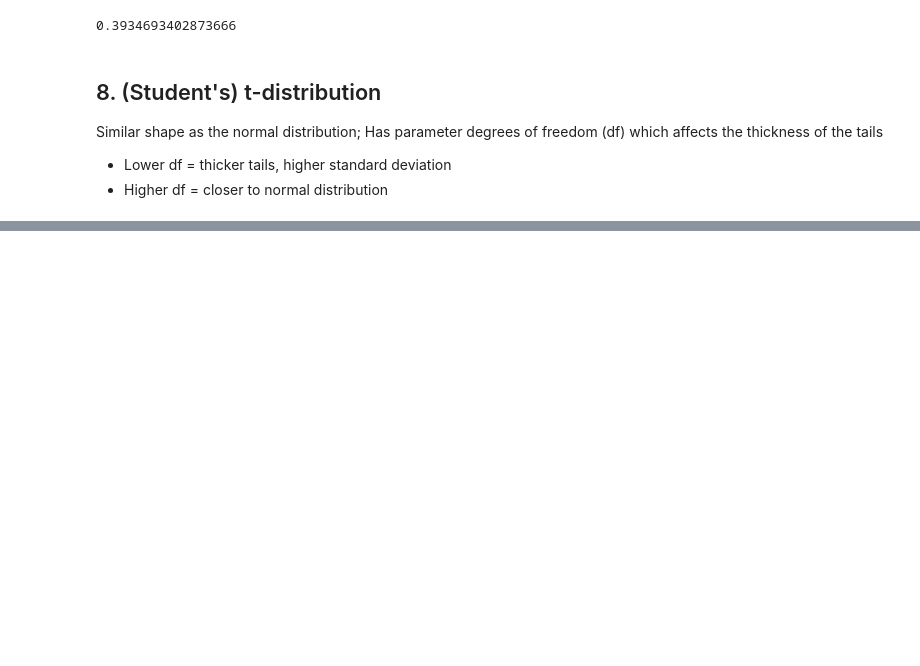
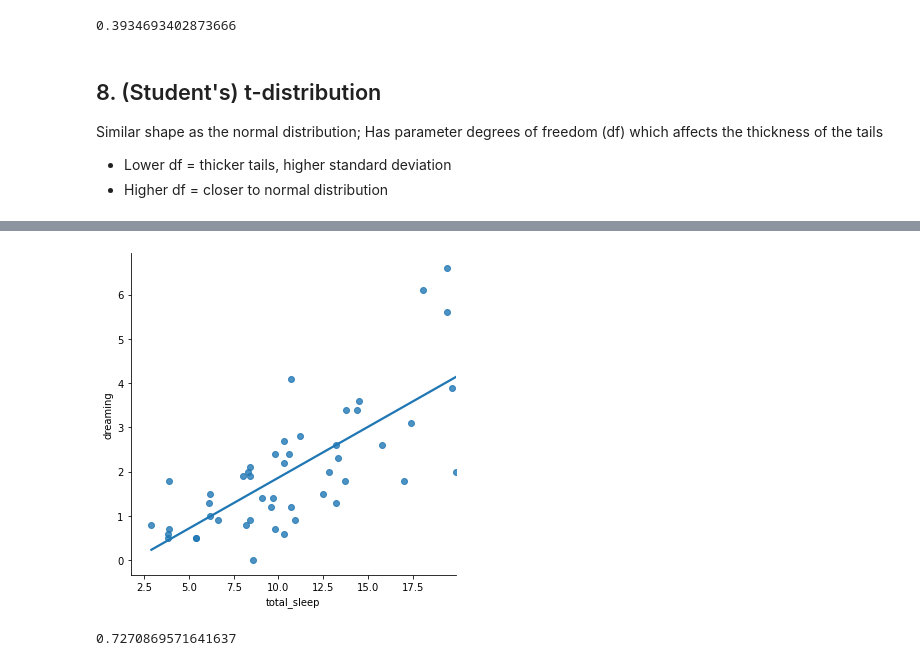
Before and after one commit to Deborah-Jia/datacamp-playground, a Jupyter notebook: statistics_intro.ipynb, the cells around one changed output, grey strips where cells are left out. Cells and saved outputs as stored; diff of their text form; code cells hidden in the pictures; blank space fills up the shorter version.

```diff
--- a/statistics_intro.ipynb
+++ b/statistics_intro.ipynb
@@ -339,0 +379,11 @@ Has parameter degrees of freedom (df) which affects the thickness of the tails
+# %%
+# add a trend line
+sns.lmplot(x = 'total_sleep', y='dreaming', data = sleep_df, ci = None)
+plt.show()
+# %% [output]
+[figure, added]
+# %%
+# Computing correlation
+sleep_df['total_sleep'].corr(sleep_df['dreaming'])
+# %% [output]
+0.7270869571641637
```
Also changed, not shown: parts of 5 cells of this notebook, 3 other files.
